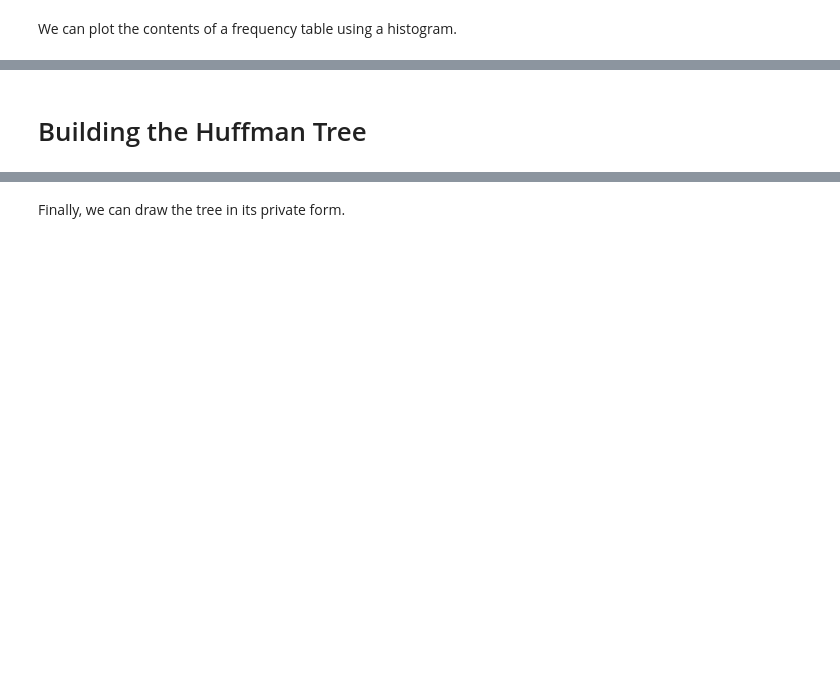
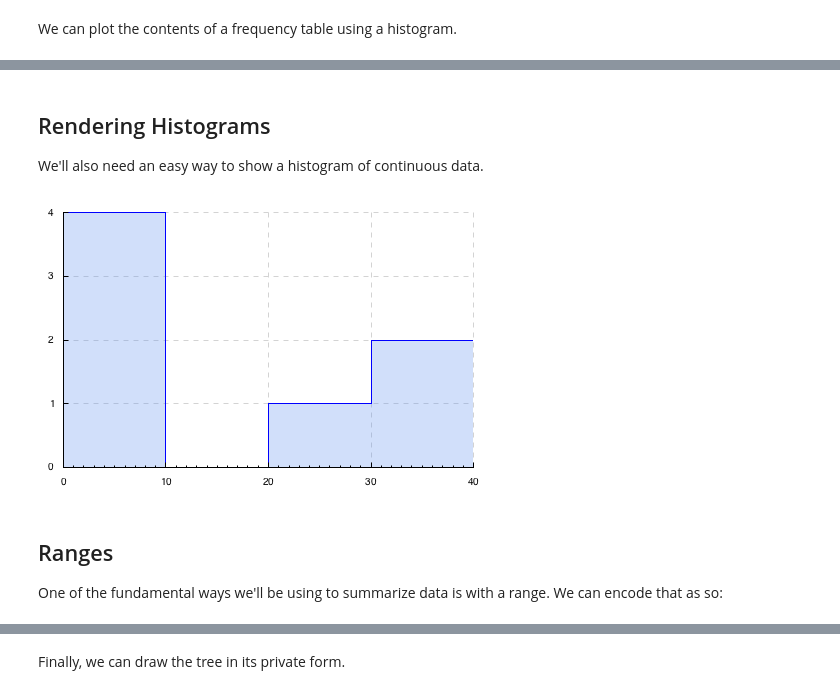
Before and after one commit to oisdk/IHaskell, a Jupyter notebook: notebooks/Privacy.ipynb, the cells around one changed output, grey strips where cells are left out. Cells and saved outputs as stored; diff of their text form; code cells hidden in the pictures; blank space fills up the shorter version.

```diff
--- a/notebooks/Privacy.ipynb
+++ b/notebooks/Privacy.ipynb
@@ -193,2 +233,42 @@ buildFrequencies "this is an example of a frequency table"
-# %% [markdown]
-# Building the Huffman Tree
+# %% [markdown]
+## Rendering Histograms
+
+We'll also need an easy way to show a histogram of continuous data.
+# %%
+import Graphics.Rendering.Chart                (PlotValue,Renderable
+                                               ,Layout,toRenderable
+                                               ,fill_color)
+import Graphics.Rendering.Chart.Plot.Histogram (histToPlot
+                                               ,plot_hist_values
+                                               ,plot_hist_bins
+                                               ,plot_hist_range
+                                               ,plot_hist_fill_style)
+import Data.Colour                             (withOpacity)
+import Data.Colour.Names                       (cornflowerblue)
+import Data.Default.Class                      (def)
+import Control.Lens                            ((.~))
+
+histogram :: (Ord a, RealFrac a, PlotValue a)
+          => a -> a -> [a] -> Renderable ()
+histogram binSize lowerBound values =
+    toRenderable
+  $ layout_plots .~ [ histToPlot
+                    $ plot_hist_values .~ values
+                    $ plot_hist_bins .~ bins
+                    $ plot_hist_range .~
+                        Just (lowerBound
+                             ,lowerBound + fromIntegral bins * binSize)
+                    $ plot_hist_fill_style . fill_color .~
+                        cornflowerblue `withOpacity` 0.3
+                    $ def ]
+  $ (def :: PlotValue a => Layout a Int)
+  where
+    bins = ceiling ((maximum values - lowerBound) / binSize)
+
+histogram 10 0 [6,2,3,1,36,38,27]
+# %% [output]
+[figure, added]
+# %% [markdown]
+## Ranges
+
+One of the fundamental ways we'll be using to summarize data is with a range. We can encode that as so:
```
Also changed, not shown: parts of 39 cells of this notebook.
